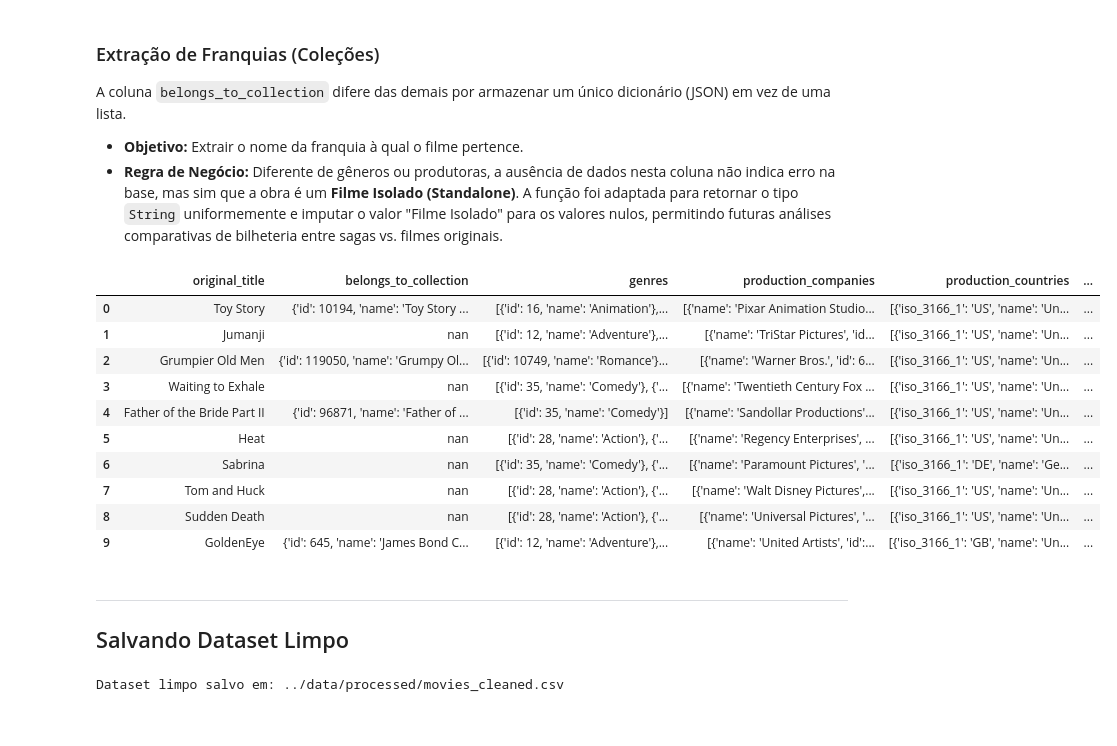
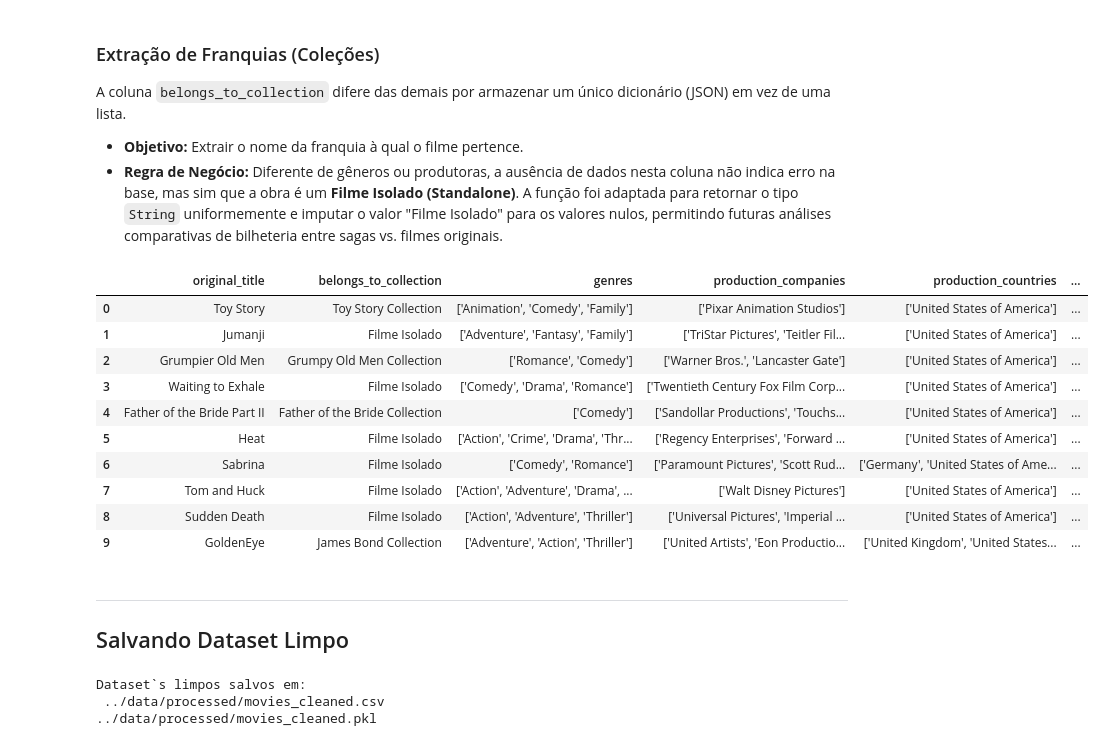
Before and after one commit to AleCecilio/entertainment_industry_performance_analysis, a Jupyter notebook: notebooks/05_data_cleaning_movies.ipynb, the cells around one changed output. Saved outputs shown, nothing was run; the diff lists cells and outputs as text; code cells hidden in the pictures.

Commit message:
atualizando movies notebooks, lidando com pkl, deserializando colunas, excluindo is_franchise

```diff
--- a/notebooks/05_data_cleaning_movies.ipynb
+++ b/notebooks/05_data_cleaning_movies.ipynb
@@ -346,57 +341,66 @@ lista_colunas = [
     'spoken_languages'
 ]
 
-display(
-    df_movies[lista_colunas]
+display (
+    df_movies_limpo[lista_colunas]
     .head(10)
     .style
     .set_properties(
         subset=['original_title'],
         **{'background-color': '#2B2D42', 'color': 'white'}
     )
     .set_properties(
         subset=['belongs_to_collection'],
-        **{'background-color': '#9A8C98', 'color': 'black'} # Um tom acinzentado claro (texto preto para contraste)
+        **{'background-color': '#9A8C98', 'color': 'black'}
     )
     .set_properties(
         subset=['genres'],
         **{'background-color': '#6D597A', 'color': 'white'}
     )
     .set_properties(
         subset=['production_companies'],
-        **{'background-color': '#4A4E69', 'color': 'white'} # Um tom de ardósia
+        **{'background-color': '#4A4E69', 'color': 'white'}
     )
     .set_properties(
         subset=['production_countries'],
         **{'background-color': '#588157', 'color': 'white'}
     )
     .set_properties(
         subset=['spoken_languages'],
         **{'background-color': '#3D5A80', 'color': 'white'}
     )
 )
 # %% [output]
 |  | original_title | belongs_to_collection | genres | production_companies | production_countries | ... |
-| 0 | Toy Story | {'id': 10194, 'name': 'Toy Story ... | [{'id': 16, 'name': 'Animation'},... | [{'name': 'Pixar Animation Studio... | [{'iso_3166_1': 'US', 'name': 'Un... | ... |
-| 1 | Jumanji | nan | [{'id': 12, 'name': 'Adventure'},... | [{'name': 'TriStar Pictures', 'id... | [{'iso_3166_1': 'US', 'name': 'Un... | ... |
-| 2 | Grumpier Old Men | {'id': 119050, 'name': 'Grumpy Ol... | [{'id': 10749, 'name': 'Romance'}... | [{'name': 'Warner Bros.', 'id': 6... | [{'iso_3166_1': 'US', 'name': 'Un... | ... |
-| 3 | Waiting to Exhale | nan | [{'id': 35, 'name': 'Comedy'}, {'... | [{'name': 'Twentieth Century Fox ... | [{'iso_3166_1': 'US', 'name': 'Un... | ... |
-| 4 | Father of the Bride Part II | {'id': 96871, 'name': 'Father of ... | [{'id': 35, 'name': 'Comedy'}] | [{'name': 'Sandollar Productions'... | [{'iso_3166_1': 'US', 'name': 'Un... | ... |
-| 5 | Heat | nan | [{'id': 28, 'name': 'Action'}, {'... | [{'name': 'Regency Enterprises', ... | [{'iso_3166_1': 'US', 'name': 'Un... | ... |
-| 6 | Sabrina | nan | [{'id': 35, 'name': 'Comedy'}, {'... | [{'name': 'Paramount Pictures', '... | [{'iso_3166_1': 'DE', 'name': 'Ge... | ... |
-| 7 | Tom and Huck | nan | [{'id': 28, 'name': 'Action'}, {'... | [{'name': 'Walt Disney Pictures',... | [{'iso_3166_1': 'US', 'name': 'Un... | ... |
-| 8 | Sudden Death | nan | [{'id': 28, 'name': 'Action'}, {'... | [{'name': 'Universal Pictures', '... | [{'iso_3166_1': 'US', 'name': 'Un... | ... |
-| 9 | GoldenEye | {'id': 645, 'name': 'James Bond C... | [{'id': 12, 'name': 'Adventure'},... | [{'name': 'United Artists', 'id':... | [{'iso_3166_1': 'GB', 'name': 'Un... | ... |
+| 0 | Toy Story | Toy Story Collection | ['Animation', 'Comedy', 'Family'] | ['Pixar Animation Studios'] | ['United States of America'] | ... |
+| 1 | Jumanji | Filme Isolado | ['Adventure', 'Fantasy', 'Family'] | ['TriStar Pictures', 'Teitler Fil... | ['United States of America'] | ... |
+| 2 | Grumpier Old Men | Grumpy Old Men Collection | ['Romance', 'Comedy'] | ['Warner Bros.', 'Lancaster Gate'] | ['United States of America'] | ... |
+| 3 | Waiting to Exhale | Filme Isolado | ['Comedy', 'Drama', 'Romance'] | ['Twentieth Century Fox Film Corp... | ['United States of America'] | ... |
+| 4 | Father of the Bride Part II | Father of the Bride Collection | ['Comedy'] | ['Sandollar Productions', 'Touchs... | ['United States of America'] | ... |
+| 5 | Heat | Filme Isolado | ['Action', 'Crime', 'Drama', 'Thr... | ['Regency Enterprises', 'Forward ... | ['United States of America'] | ... |
+| 6 | Sabrina | Filme Isolado | ['Comedy', 'Romance'] | ['Paramount Pictures', 'Scott Rud... | ['Germany', 'United States of Ame... | ... |
+| 7 | Tom and Huck | Filme Isolado | ['Action', 'Adventure', 'Drama', ... | ['Walt Disney Pictures'] | ['United States of America'] | ... |
+| 8 | Sudden Death | Filme Isolado | ['Action', 'Adventure', 'Thriller'] | ['Universal Pictures', 'Imperial ... | ['United States of America'] | ... |
+| 9 | GoldenEye | James Bond Collection | ['Adventure', 'Action', 'Thriller'] | ['United Artists', 'Eon Productio... | ['United Kingdom', 'United States... | ... |
 # %% [markdown]
 ---
 ## Salvando Dataset Limpo
 # %%
 # Salvando o dataset limpo para a próxima etapa de análise
-caminho_limpo = '../data/processed/movies_cleaned.csv'
-df_movies_limpo.to_csv(caminho_limpo, index=False)
-print(f"Dataset limpo salvo em: {caminho_limpo}")
+
+# Salvando em CSV para visualização e compartilhamento com ferramentas como PI
+caminho_limpo_csv = '../data/processed/movies_cleaned.csv'
+df_movies_limpo.to_csv(caminho_limpo_csv, index=False)
+
+# Salvando em PKL para uso na engenharia de freacture e presenrvação de tipos
+caminho_limpo_pkl = '../data/processed/movies_cleaned.pkl'
+df_movies_limpo.to_pickle(caminho_limpo_pkl)
+
+print(f"Dataset`s limpos salvos em:\n {caminho_limpo_csv} \n{caminho_limpo_pkl} ")
 # %% [output]
-Dataset limpo salvo em: ../data/processed/movies_cleaned.csv
+Dataset`s limpos salvos em:
+ ../data/processed/movies_cleaned.csv
+../data/processed/movies_cleaned.pkl
 # %% [markdown]
 ---
 ## Conclusão da Limpeza e Estruturação de Dados (É necessario atualizar markdown)
```
Also changed, not shown: parts of 3 cells of this notebook, 10 other files.
